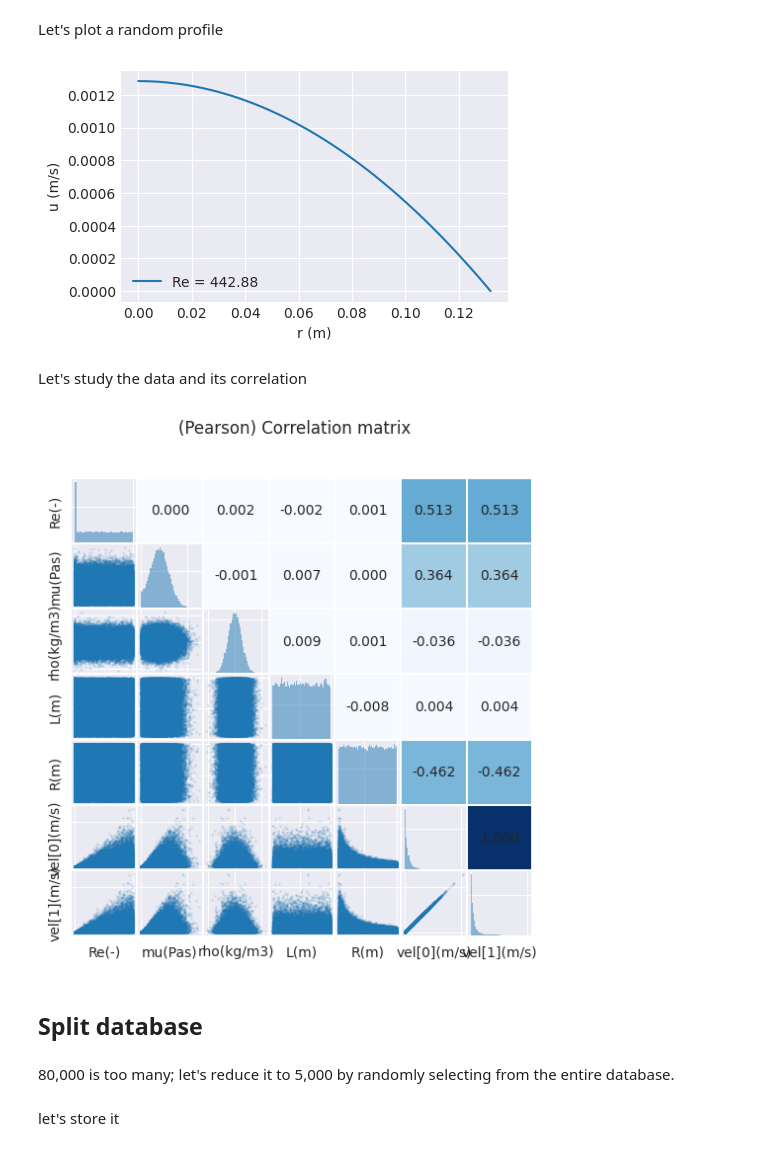
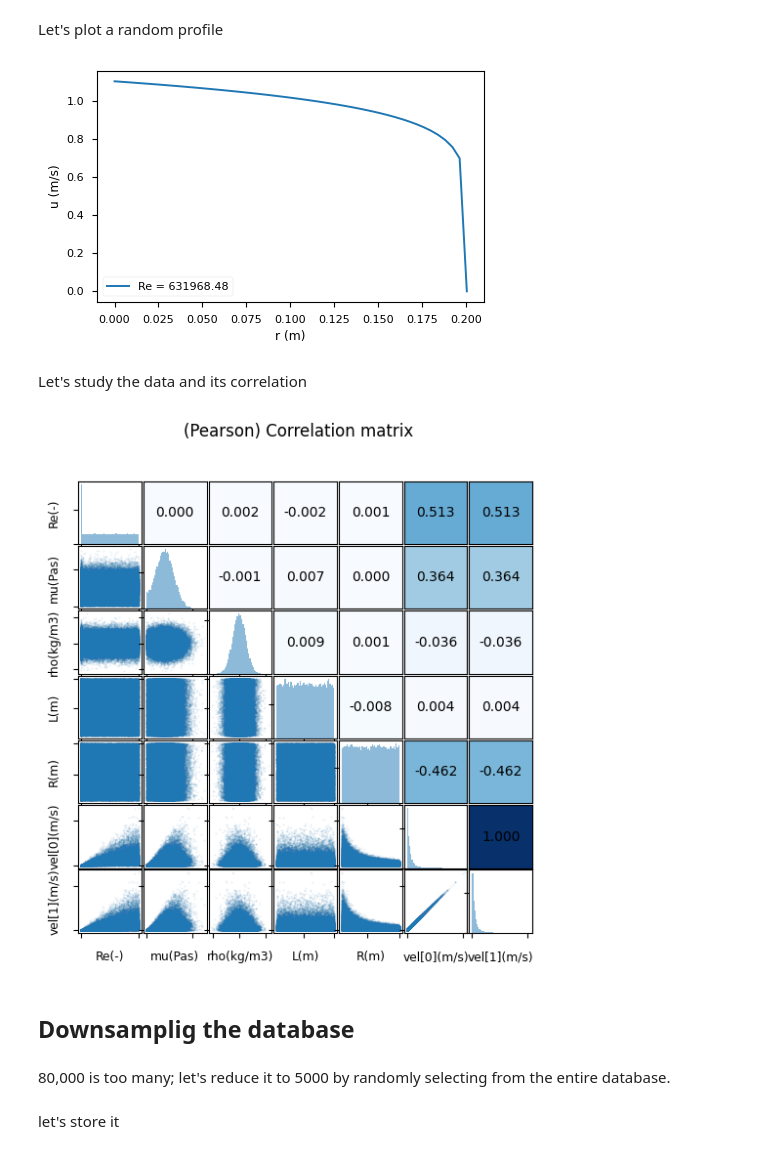
Before and after one commit to paolodeangelis/Sistemi_a_combustione, a Jupyter notebook: 2-NN_Reynolds.ipynb, the cells around one changed output. Cells and saved outputs as stored; diff of their text form; code cells hidden in the pictures.

```diff
--- a/2-NN_Reynolds.ipynb
+++ b/2-NN_Reynolds.ipynb
@@ -102,15 +99,15 @@ Let's plot a random profile
 # %%
 fig = plt.figure(figsize=(5,3))
 indx = np.random.randint(data_v.shape[0]-1)
 
-with plt.style.context("seaborn-v0_8-darkgrid"):
+with plt.style.context("seaborn-v0_8-paper"):
   ax = fig.add_subplot(111)
   ax.plot(data_r.iloc[indx,:], data_v.iloc[indx,4:], label=f"Re = {data_Re.iloc[indx].values[0]:1.2f}")
   ax.legend(loc="lower left")
   ax.set_xlabel("r (m)")
   ax.set_ylabel("u (m/s)")
 # %% [output]
-[figure, old version]
+[figure, new version]
 # %% [markdown]
 Let's study the data and its correlation
 # %%
@@ -121,13 +118,13 @@ fig = plt.figure(figsize=(6,6))
 label = ["Re(-)", "mu(Pas)", "rho(kg/m3)", "L(m)", "R(m)", "vel[0](m/s)", "vel[1](m/s)"]
 N = len(label)
 corr_matrix = data_all.corr()
-with plt.style.context("seaborn-v0_8-darkgrid"):
-  gird = fig.add_gridspec(N, N, wspace=0.03, hspace=0.03)
+with plt.style.context("seaborn-v0_8-paper"):
+  grid = fig.add_gridspec(N, N, wspace=0.03, hspace=0.03)
   ax = []
   cmap = plt.get_cmap('Blues')
   for i in range(N):
     for j in range(N):
-      ax.append(fig.add_subplot(gird[i,j]))
+      ax.append(fig.add_subplot(grid[i,j]))
       if j < i:
         ax[-1].scatter(data_all[label[j]], data_all[label[i]], s=1, alpha=.1)
       elif j > i:
@@ -153,11 +150,11 @@ with plt.style.context("seaborn-v0_8-darkgrid"):
   fig.suptitle("(Pearson) Correlation matrix")
 plt.show()
 # %% [output]
-[figure, old version]
+[figure, new version]
 # %% [markdown]
-## Split database
+## Downsamplig the database
 # %% [markdown]
-80,000 is too many; let's reduce it to 5,000 by randomly selecting from the entire database.
+80,000 is too many; let's reduce it to 5000 by randomly selecting from the entire database.
 # %%
 Nall = data_v.shape[0]
 Nsmall = 5000
```
Also changed, not shown: parts of 56 cells of this notebook.
